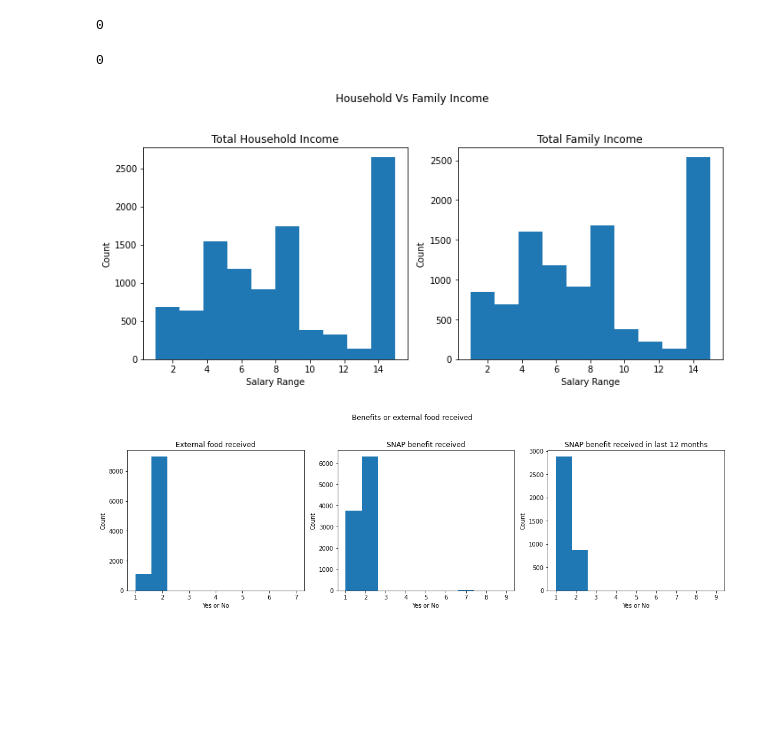
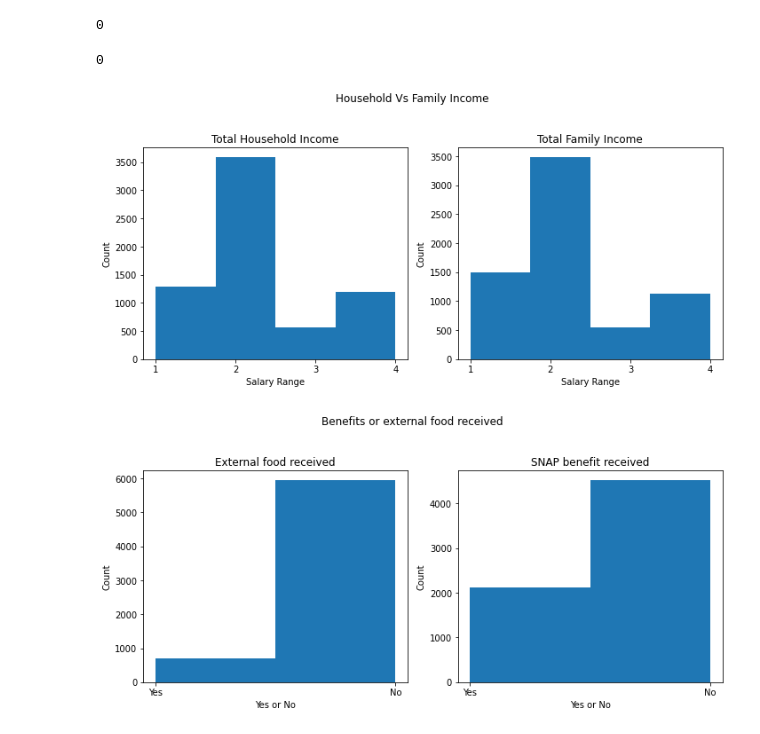
Before and after one commit to birddropping/IND5003-Group-Project, a Jupyter notebook: IND5003_Group_Project_Saravanan.ipynb, the cells around one changed output. Cells and saved outputs as stored; diff of their text form; code cells hidden in the pictures; blank space fills up the shorter version.

```diff
--- a/IND5003_Group_Project_Saravanan.ipynb
+++ b/IND5003_Group_Project_Saravanan.ipynb
@@ -23,7 +23,7 @@ data_dict = pd.read_excel('NHANES 2014 Dictionary.xlsx')
 data_vari = pd.read_excel('Variables.xlsx', squeeze = True)
 # %%
 glu_data = pd.read_sas('data/GLU_H.XPT') # Fasting glucose was not part of the original dataset. Added from NHANES website
-data_labs = pd.merge(data_labs, glu_data, how='left', on='SEQN')
+data_labs = pd.merge(data_labs, glu_data[['SEQN','LBDGLUSI']], how='outer', on=['SEQN'], validate = '1:1')
 # %%
 #remove duplicates from data_meds as each line covers 1 medication
 data_meds_m = data_meds.drop_duplicates(subset = ['SEQN', 'RXDCOUNT'], keep = 'first')
@@ -63,7 +63,9 @@ for i in col_list:
     data_final = pd.concat([data_final, dataset[i]], axis=1)
     #data_final = pd.concat(data_final, dataset[i], axis=1)
     #print(dataset[i])
-data_final
+
+final_data = data_final.dropna(subset=['LBXGH'])
+final_data
 # %% [output]
 |  | SEQN | RXDCOUNT | RXDDAYS | RIAGENDR | RIDAGEYR | RIDRETH1 | BMXBMI | BPXSY1 | BPXDI1 | BPXSY2 | BPXDI2 | ... |
 | 0 | 73557 | 2.0 | NaN | 1 | 69 | 4 | 26.7 | 122.0 | 72.0 | 114.0 | 76.0 | ... |
@@ -81,7 +83,7 @@ data_final
 # %% [markdown]
 As shown in previous cell, all datasets have been combined and only features related to diabetes and mental health have been filtered out to create the dataset from which analysis will be done.
 # %%
-SES = ['INDHHIN2', 'INDFMIN2', 'FSD151', 'FSQ165', 'FSQ012', 'FSD012N', 'FSD230', 'FSD225', 'FSQ235']
-SES_data = data_final[SES]
+SES = ['INDHHIN2', 'INDFMIN2', 'FSD151', 'FSQ165']
+SES_data = final_data[SES]
 SES_data
 # %% [output]
@@ -158,52 +187,65 @@ check=[11]
 SES_data['INDHHIN2'].isin(check).sum()
 # %% [output]
 0
-# %%
-SES_data['INDFMIN2'].isin(check).sum()
-# %% [output]
-0
+# %%
+#Should be removed before main integration for project submission
+
+SES_data['INDFMIN2'].isin(check).sum()
+# %% [output]
+0
 # %%
-#Remove the entries where people refused to answer or did not know the answer
-#Total_household_income = SES_data[SES_data['INDHHIN2']<16.0]
-#Total_family_income = SES_data[SES_data['INDFMIN2']<16.0]
+#Plot the income indicators into histograms according to the new catergories that we arranged them in
 
 fig, (ax1, ax2) = plt.subplots(1,2, figsize=(10,5))
 
-ax1.hist(SES_data['INDHHIN2'])
+ax1.hist(SES_data['INDHHIN2'], bins=4)
 ax1.set_ylabel("Count")
 ax1.set_xlabel("Salary Range")
 ax1.set_title("Total Household Income")
+ax1.set_xticks([1,2,3,4])
+ax1.set_xticklabels([1,2,3,4])
 
-ax2.hist(SES_data['INDFMIN2'])
+ax2.hist(SES_data['INDFMIN2'], bins=4)
 ax2.set_ylabel("Count")
 ax2.set_xlabel("Salary Range")
 ax2.set_title("Total Family Income")
+ax2.set_xticks([1,2,3,4])
+ax2.set_xticklabels([1,2,3,4])
 
 fig.suptitle("Household Vs Family Income")
 fig.tight_layout(rect=[0, 0.03, 1, 0.95])
 # %% [output]
-[figure, old version]
+[figure, new version]
+# %%
+SES_data['FSD151'].replace(7.0, np.NaN, inplace=True)
+SES_data['FSD151'].replace(9.0, np.NaN, inplace=True)
+#Round function used to keep integer values only within the Dataframe
+SES_data['FSD151'].fillna(round(SES_data['FSD151'].mean()), inplace=True)
+
+SES_data['FSQ165'].replace(7.0, np.NaN, inplace=True)
+SES_data['FSQ165'].replace(9.0, np.NaN, inplace=True)
+#Round function used to keep integer values only within the Dataframe
+SES_data['FSQ165'].fillna(round(SES_data['FSQ165'].mean()), inplace=True)
 # %%
 #Do we want to keep the features showing benefit?
 
-fig, (ax1, ax2, ax3) = plt.subplots(1,3, figsize=(15,5))
+fig, (ax1, ax2) = plt.subplots(1,2, figsize=(10,5))
 
-ax1.hist(SES_data['FSD151'])
+ax1.hist(SES_data['FSD151'], bins=2)
 ax1.set_ylabel("Count")
 ax1.set_xlabel("Yes or No")
 ax1.set_title("External food received")
+ax1.set_xticks([1,2])
+ax1.set_xticklabels(['Yes','No'])
 
-ax2.hist(SES_data['FSQ165'])
+ax2.hist(SES_data['FSQ165'], bins=2)
 ax2.set_ylabel("Count")
 ax2.set_xlabel("Yes or No")
 ax2.set_title("SNAP benefit received")
-
-ax3.hist(SES_data['FSQ012'])
-ax3.set_ylabel("Count")
-ax3.set_xlabel("Yes or No")
-ax3.set_title("SNAP benefit received in last 12 months")
+ax2.set_xticks([1,2])
+ax2.set_xticklabels(['Yes','No'])
 
 fig.suptitle("Benefits or external food received")
 fig.tight_layout(rect=[0, 0.03, 1, 0.95])
 # %% [output]
-[figure, old version]
+[figure, new version]
```
Also changed, not shown: parts of 7 cells of this notebook.
